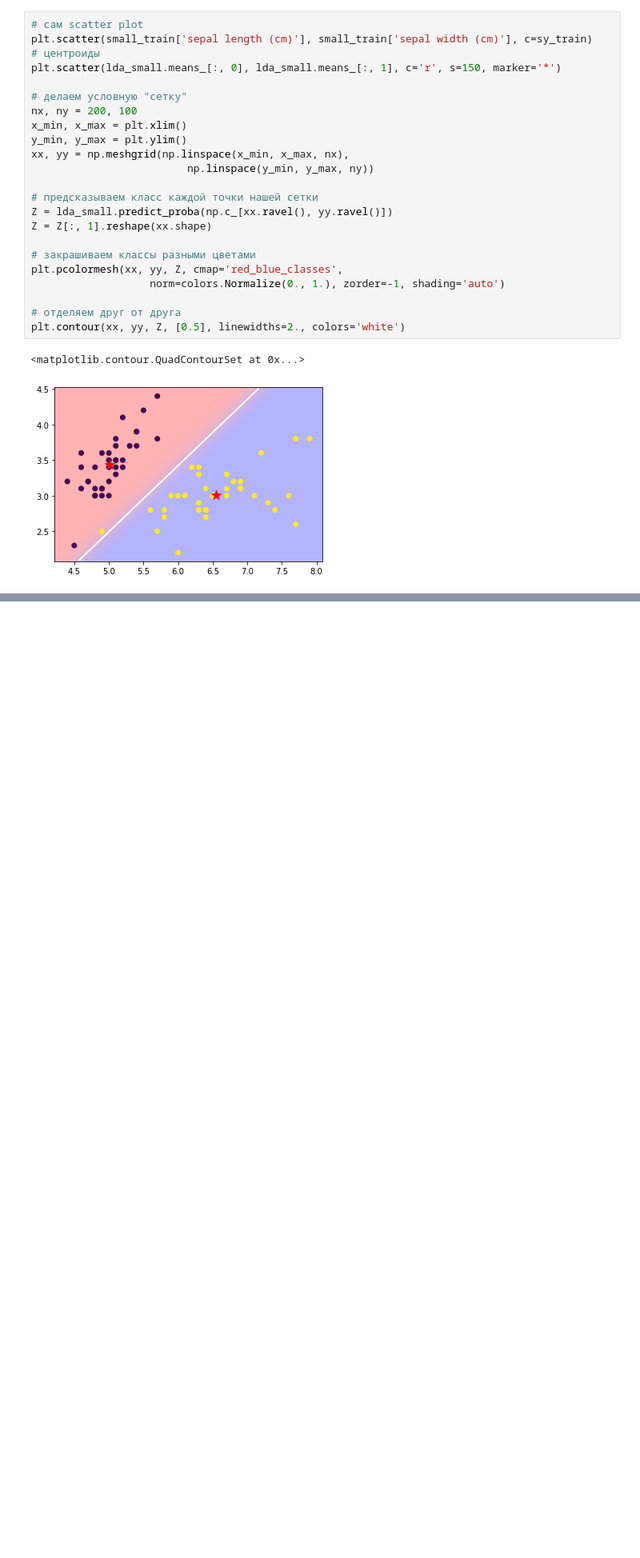
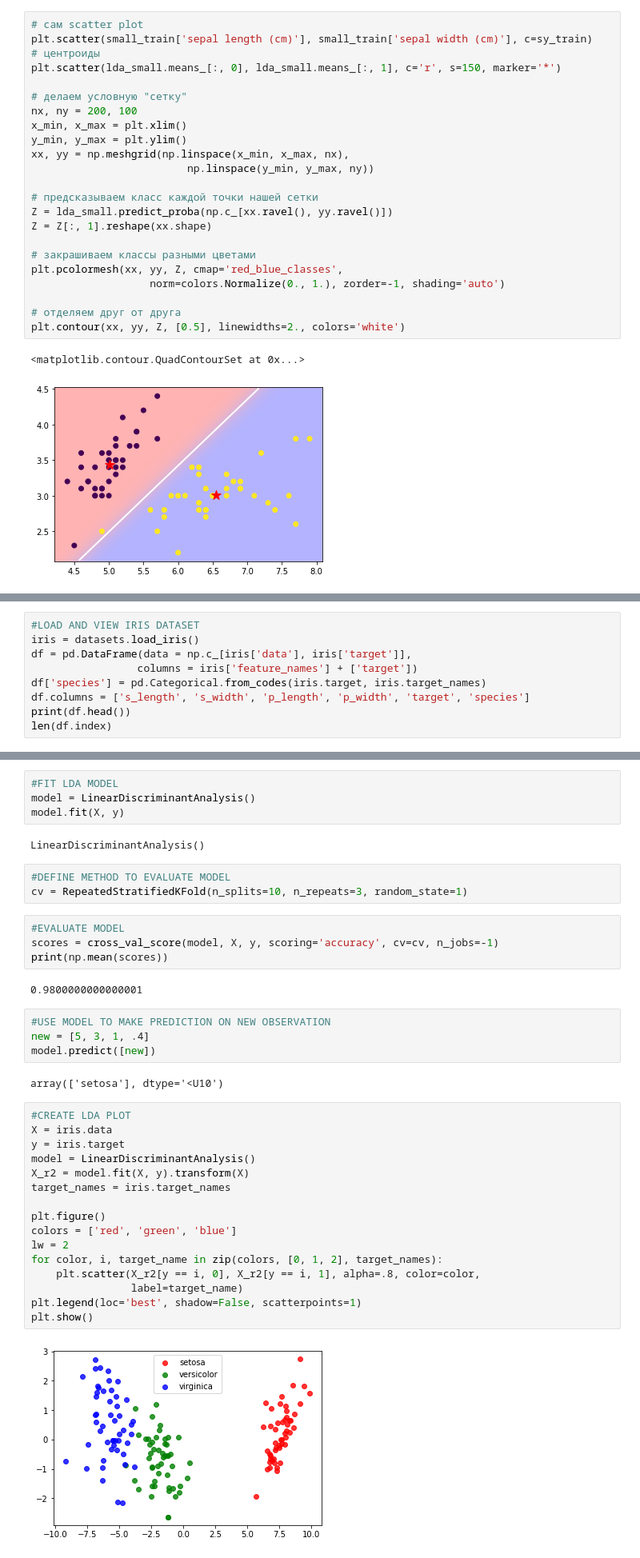
Before and after one commit to Gralex78/Home-Work-PYDA-20, a Jupyter notebook: 18_Classification_Clustering/HW_#18.ipynb, the cells around one changed output, grey strips where cells are left out. Shown at 80% size. Saved outputs shown, nothing was run; the diff lists cells and outputs as text; blank space fills up the shorter version.

```diff
--- a/18_Classification_Clustering/HW_#18.ipynb
+++ b/18_Classification_Clustering/HW_#18.ipynb
@@ -361,0 +376,9 @@ plt.contour(xx, yy, Z, [0.5], linewidths=2., colors='white')
+# %%
+#LOAD AND VIEW IRIS DATASET
+iris = datasets.load_iris()
+df = pd.DataFrame(data = np.c_[iris['data'], iris['target']],
+                 columns = iris['feature_names'] + ['target'])
+df['species'] = pd.Categorical.from_codes(iris.target, iris.target_names)
+df.columns = ['s_length', 's_width', 'p_length', 'p_width', 'target', 'species']
+print(df.head())
+len(df.index)
@@ -361,0 +397,39 @@ plt.contour(xx, yy, Z, [0.5], linewidths=2., colors='white')
+# %%
+#FIT LDA MODEL
+model = LinearDiscriminantAnalysis()
+model.fit(X, y)
+# %% [output]
+LinearDiscriminantAnalysis()
+# %%
+#DEFINE METHOD TO EVALUATE MODEL
+cv = RepeatedStratifiedKFold(n_splits=10, n_repeats=3, random_state=1)
+# %%
+#EVALUATE MODEL
+scores = cross_val_score(model, X, y, scoring='accuracy', cv=cv, n_jobs=-1)
+print(np.mean(scores))
+# %% [output]
+0.9800000000000001
+# %%
+#USE MODEL TO MAKE PREDICTION ON NEW OBSERVATION
+new = [5, 3, 1, .4]
+model.predict([new])
+# %% [output]
+array(['setosa'], dtype='<U10')
+# %%
+#CREATE LDA PLOT
+X = iris.data
+y = iris.target
+model = LinearDiscriminantAnalysis()
+X_r2 = model.fit(X, y).transform(X)
+target_names = iris.target_names
+
+plt.figure()
+colors = ['red', 'green', 'blue']
+lw = 2
+for color, i, target_name in zip(colors, [0, 1, 2], target_names):
+    plt.scatter(X_r2[y == i, 0], X_r2[y == i, 1], alpha=.8, color=color,
+                label=target_name)
+plt.legend(loc='best', shadow=False, scatterpoints=1)
+plt.show()
+# %% [output]
+[figure, added]
```
Also changed, not shown: parts of 5 cells of this notebook.
